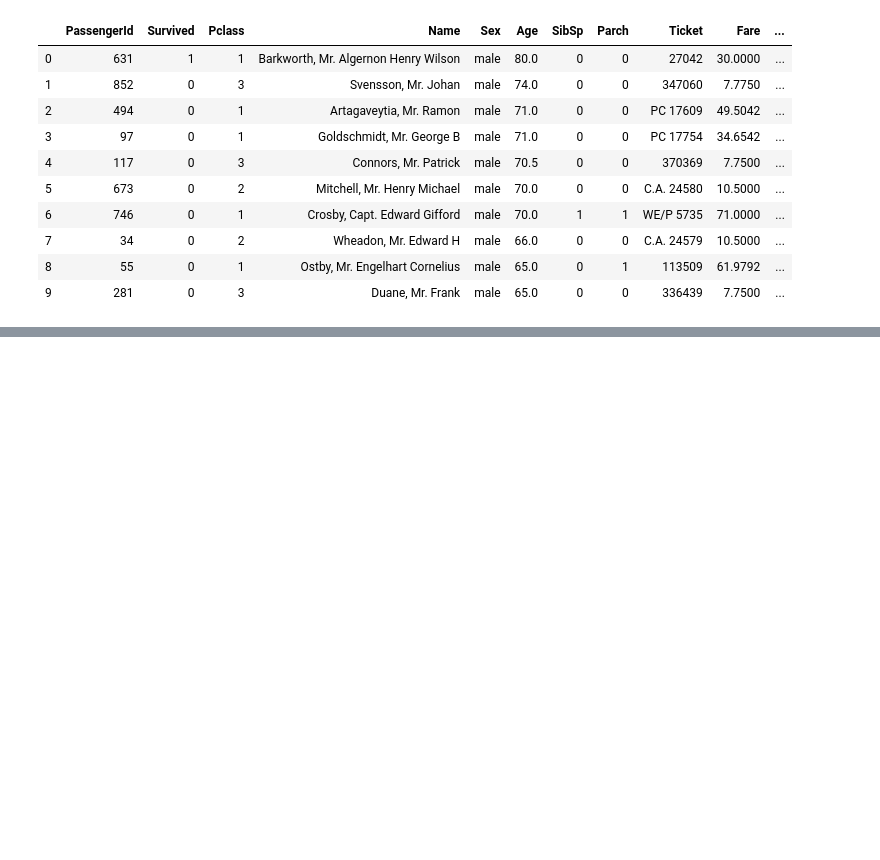
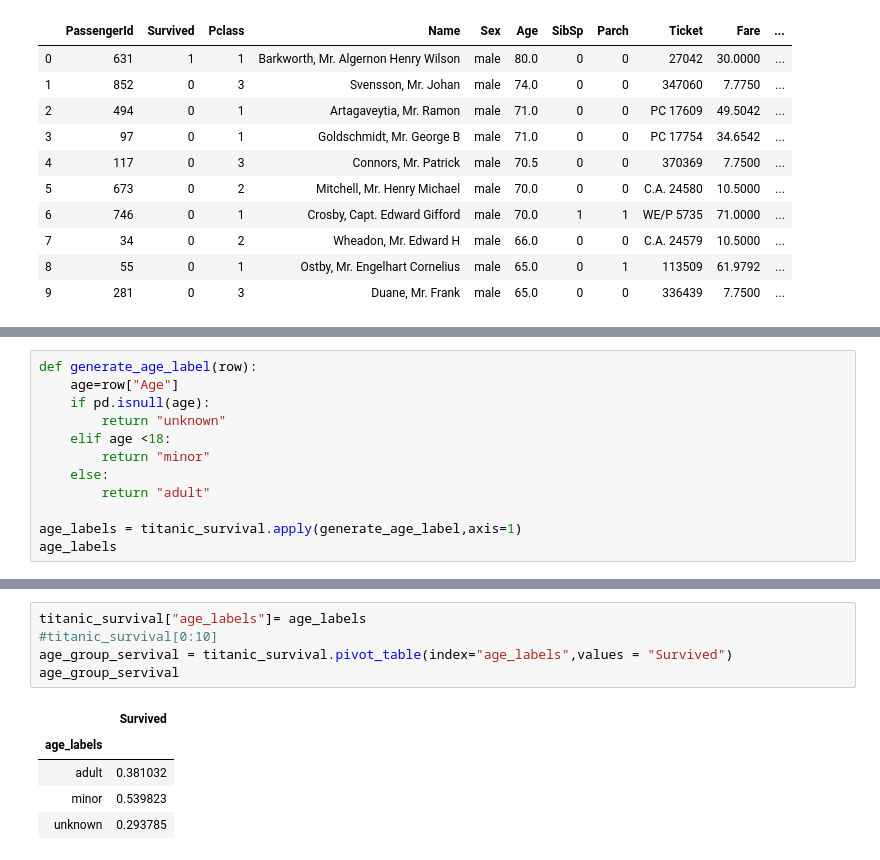
Before and after one commit to TOMMYWHY/python_advance_learning, a Jupyter notebook: 020_dataMining/pandas_learning01.ipynb, the cells around one changed output, grey strips where cells are left out. Drawn from its saved outputs; the diff is of its cells as text; blank space fills up the shorter version.

```diff
--- a/020_dataMining/pandas_learning01.ipynb
+++ b/020_dataMining/pandas_learning01.ipynb
@@ -232,0 +278,12 @@ tita_reindexed[0:10]
+# %%
+def generate_age_label(row):
+    age=row["Age"]
+    if pd.isnull(age):
+        return "unknown"
+    elif age <18:
+        return "minor"
+    else:
+        return "adult"
+
+age_labels = titanic_survival.apply(generate_age_label,axis=1)
+age_labels
@@ -232,0 +303,11 @@ tita_reindexed[0:10]
+# %%
+titanic_survival["age_labels"]= age_labels
+#titanic_survival[0:10]
+age_group_servival = titanic_survival.pivot_table(index="age_labels",values = "Survived")
+age_group_servival
+# %% [output]
+|  | Survived |
+| age_labels |  |
+| adult | 0.381032 |
+| minor | 0.539823 |
+| unknown | 0.293785 |
```
Also changed, not shown: parts of 4 cells of this notebook.
